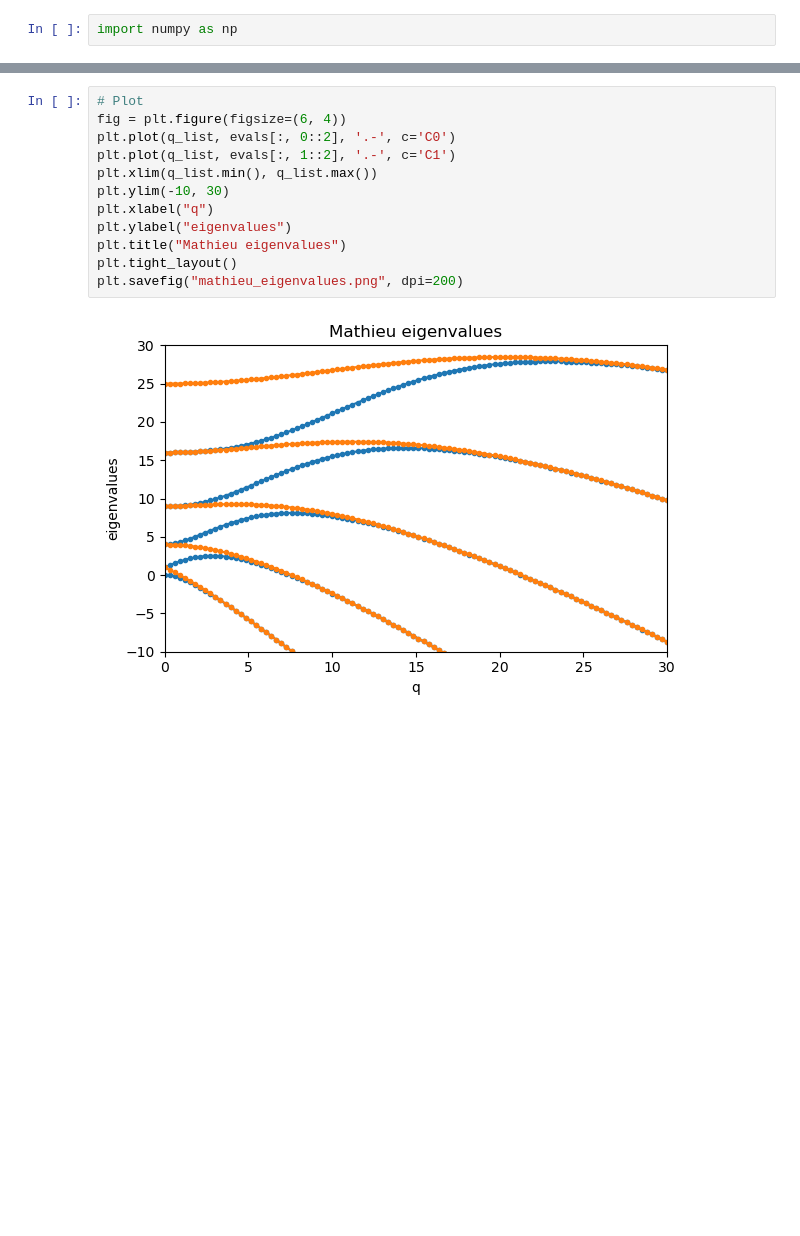
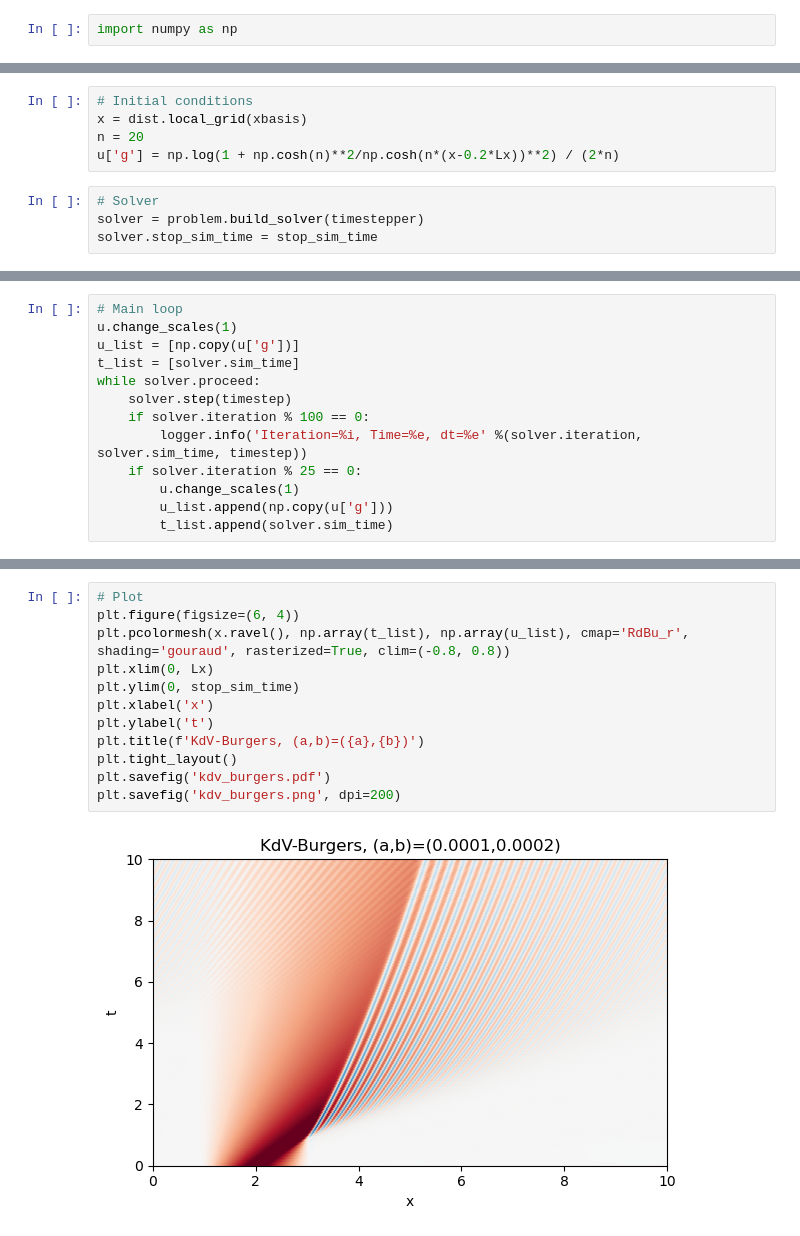
Before and after one commit to yashpatel5400/fpo, a Jupyter notebook: spectral/gen_data.ipynb, the cells around one changed output, grey strips where cells are left out. Drawn from its saved outputs; the diff is of its cells as text; blank space fills up the shorter version.

Commit message:
Change to Burgers

```diff
--- a/spectral/gen_data.ipynb
+++ b/spectral/gen_data.ipynb
@@ -77,0 +49,9 @@ evals = np.array(evals)
+# %%
+# Initial conditions
+x = dist.local_grid(xbasis)
+n = 20
+u['g'] = np.log(1 + np.cosh(n)**2/np.cosh(n*(x-0.2*Lx))**2) / (2*n)
+# %%
+# Solver
+solver = problem.build_solver(timestepper)
+solver.stop_sim_time = stop_sim_time
@@ -77,0 +60,13 @@ evals = np.array(evals)
+# %%
+# Main loop
+u.change_scales(1)
+u_list = [np.copy(u['g'])]
+t_list = [solver.sim_time]
+while solver.proceed:
+    solver.step(timestep)
+    if solver.iteration % 100 == 0:
+        logger.info('Iteration=%i, Time=%e, dt=%e' %(solver.iteration, solver.sim_time, timestep))
+    if solver.iteration % 25 == 0:
+        u.change_scales(1)
+        u_list.append(np.copy(u['g']))
+        t_list.append(solver.sim_time)
@@ -78,14 +91,14 @@ evals = np.array(evals)
 # %%
 # Plot
-fig = plt.figure(figsize=(6, 4))
-plt.plot(q_list, evals[:, 0::2], '.-', c='C0')
-plt.plot(q_list, evals[:, 1::2], '.-', c='C1')
-plt.xlim(q_list.min(), q_list.max())
-plt.ylim(-10, 30)
-plt.xlabel("q")
-plt.ylabel("eigenvalues")
-plt.title("Mathieu eigenvalues")
+plt.figure(figsize=(6, 4))
+plt.pcolormesh(x.ravel(), np.array(t_list), np.array(u_list), cmap='RdBu_r', shading='gouraud', rasterized=True, clim=(-0.8, 0.8))
+plt.xlim(0, Lx)
+plt.ylim(0, stop_sim_time)
+plt.xlabel('x')
+plt.ylabel('t')
+plt.title(f'KdV-Burgers, (a,b)=({a},{b})')
 plt.tight_layout()
-plt.savefig("mathieu_eigenvalues.png", dpi=200)
+plt.savefig('kdv_burgers.pdf')
+plt.savefig('kdv_burgers.png', dpi=200)
 # %% [output]
-[figure, old version]
+[figure, new version]
```
Also changed, not shown: parts of 7 cells of this notebook.
